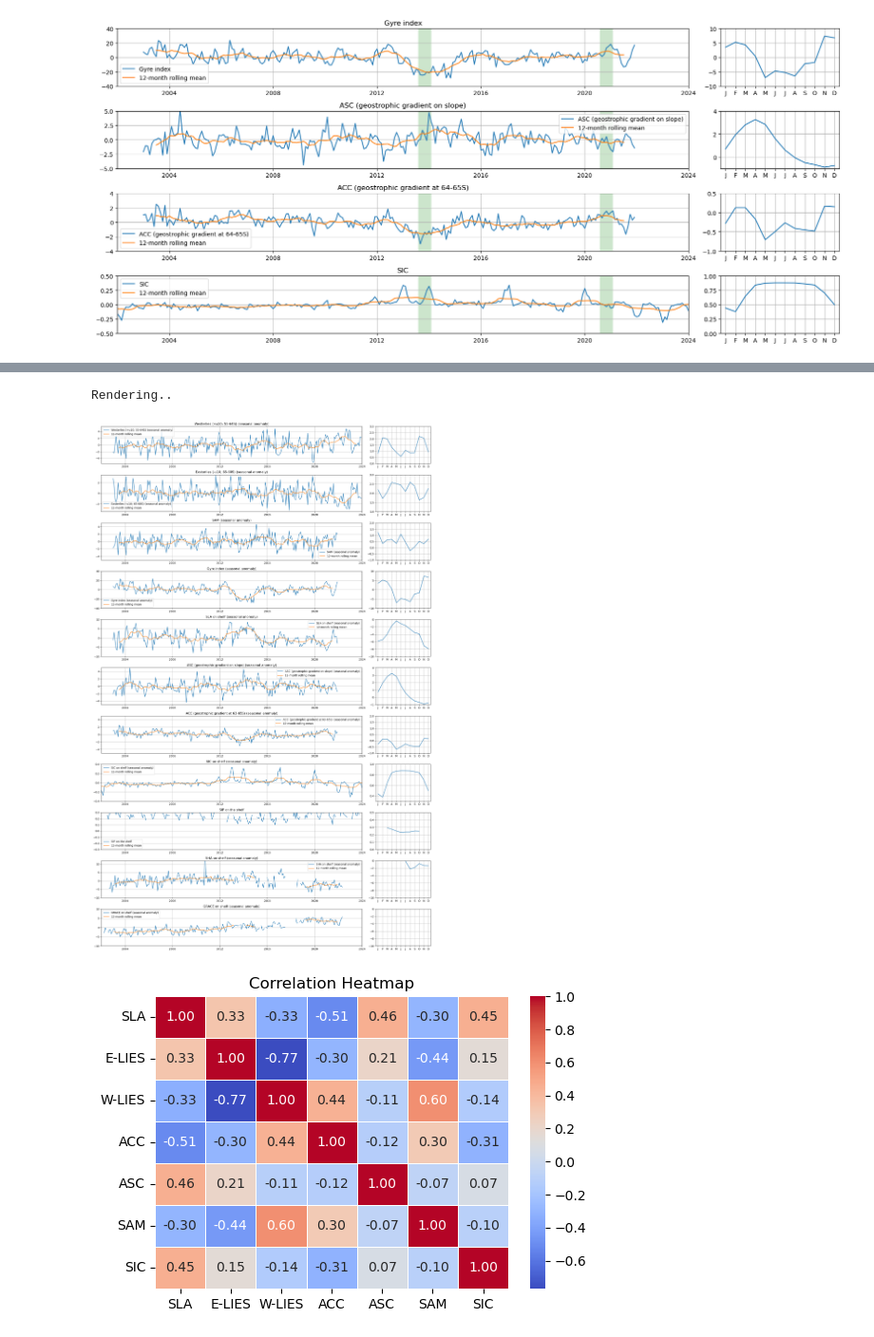
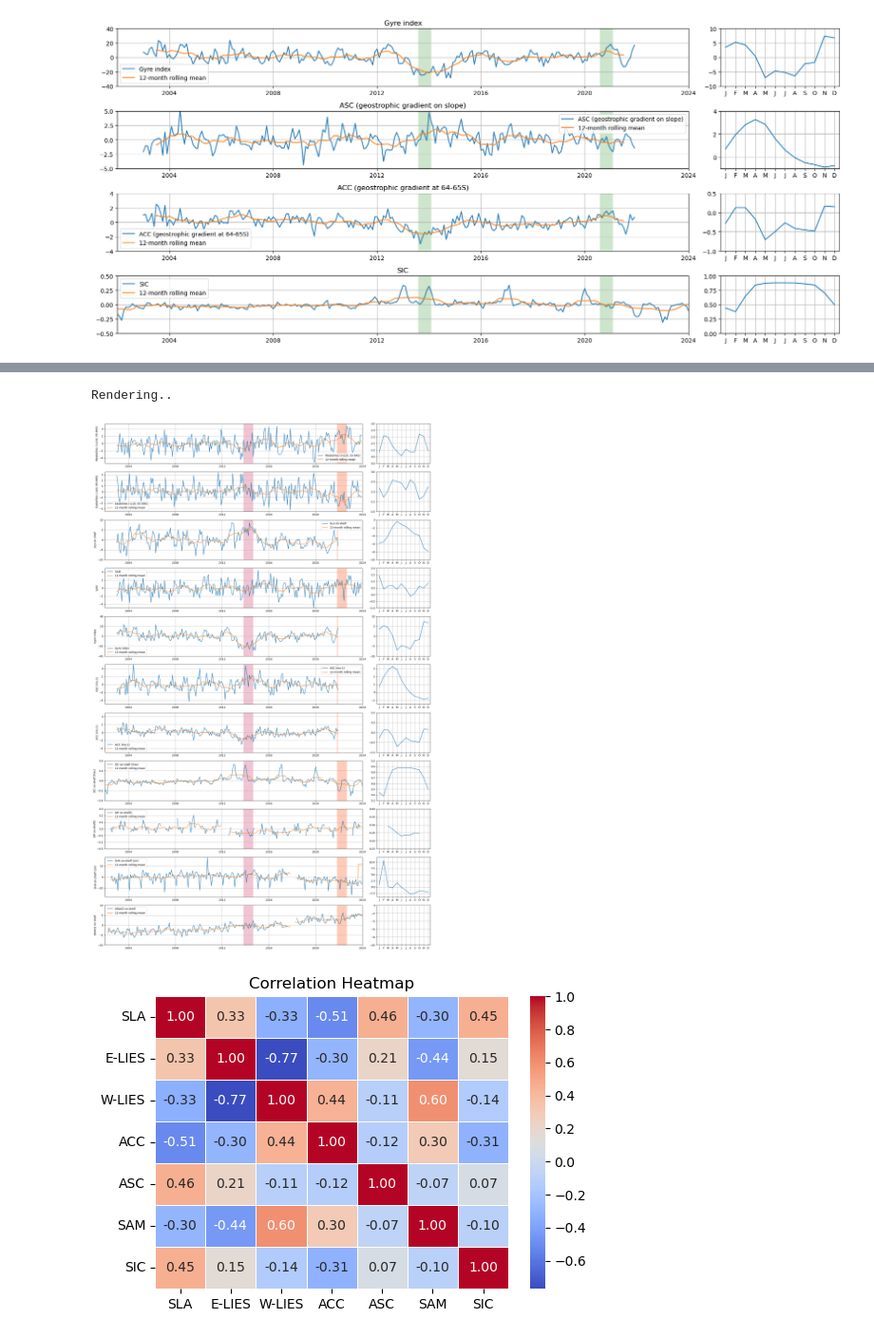
Before and after one commit to eejco/thesis_c3, a Jupyter notebook: slope_index copy.ipynb, the cells around one changed output, grey strips where cells are left out. Shown at 95% size. Cells and saved outputs as stored; diff of their text form; code cells hidden in the pictures.

```diff
--- a/slope_index copy.ipynb
+++ b/slope_index copy.ipynb
@@ -23,7 +23,7 @@ elevation_ = GEBCO(coarsen_factor=4).ds.elevation
 # %%
 sla_ = SLA(deg=0.25).da
 winds_ = xr.open_dataset('../data/ef25db236e60a21a34ee2e0b4631d366.nc').sortby('latitude').rename({'valid_time':'time'})
-sam = Index(type='SAM').da.sel(time=slice(sla_.time[0],sla_.time[-1]))
+sam = xr.open_dataarray('sam.nc').sel(time=slice(sla_.time[0],winds_.time[-1]))
 dotds = DOT(ver='egm').ds.rename({'ug':'u10','vg':'v10'})
 sice_ = xr.open_dataset('../data/NSIDC/sice_processed.nc').__xarray_dataarray_variable__
 sip_ = xr.open_dataarray('sip.nc')
@@ -285,54 +301,54 @@ def add_row(n,var,varname,ylim=[-16,16],ylim_cmt=[-7,7],anom=False):
 
     if anom:
         da = da.groupby('time.month') - cmt
-        varname = varname + ' (seasonal anomaly)'
+        #varname = varname + ' (seasonal anomaly)'
 
     ax.plot(da.time,da,label=varname)
-    ax.plot(da.time,da.rolling(time=12,center=True).mean(),label='12-month rolling mean')
+    ax.plot(da.time,da.rolling(time=12,center=True,min_periods=4).mean(),label='12-month rolling mean')
 
-    ax.set_title(varname)
+    ax.set_ylabel(varname)
     ax.legend(loc='best')
     ax.set_ylim(ylim)
     ax.set_xlim([pd.Timestamp(2002,1,1),pd.Timestamp(2024,1,1)])
     ax.grid()
 
-    # for y,c in zip([2007,2011,2014,2017],colors):
-    #     t1a = pd.Timestamp(y,10,1)
-    #     t1b = pd.Timestamp(y+1,1,1)
-    #     tboo = (da.time > t1a) & (da.time < t1b)
+    for y,c in zip([2013, 2021],['palevioletred','coral']):#@2007,2011,2014,2017],colors):
+        t1a = pd.Timestamp(y,10,1)
+        t1b = pd.Timestamp(y+1,10,1)
+        tboo = (da.time > t1a) & (da.time < t1b)
 
-    #     ax.fill_between(da.time, ylim[0],ylim[1], where=tboo, alpha=0.4, facecolor=c,label='spring '+str(y))
+        ax.fill_between(da.time, ylim[0],ylim[1], where=tboo, alpha=0.4, facecolor=c,label='spring '+str(y))
 
     ax = axs[(n*2)+1]
 
     ax.plot(cmt.month,cmt)
     ax.set_ylim(ylim_cmt)
     ax.grid()
     ax.set_xticks(cmt.month,labels=['J','F','M','A','M','J','J','A','S','O','N','D'])
     ax.set_xlim([0.5,12.5])
 
 
 
 add_row(0,westl,'Westerlies (+u10; 55-64S)',anom=True,ylim=[-5.5,5.5],ylim_cmt=[0,3])
 add_row(1,eastl,'Easterlies (-u10; 65-68S)',anom=True,ylim=[-3.5,3.5],ylim_cmt=[1,3])
-add_row(2,sam,'SAM',anom=True,ylim=[-5,5],ylim_cmt=[-1,2])
-add_row(3,gyre_index,'Gyre index',anom=True,ylim=[-40,40],ylim_cmt=[-10,10])
-add_row(4,cssh,'SLA on shelf',anom=True,ylim=[-10,10],ylim_cmt=[-10,0])
-add_row(5,asc,'ASC (geostrophic gradient on slope)',anom=True,ylim=[-5,5],ylim_cmt=[-1,4])
-add_row(6,acc,'ACC (geostrophic gradient at 63-65S)',anom=True,ylim=[-5,5],ylim_cmt=[-1,2])
-add_row(7,csic,'SIC on shelf',anom=True,ylim=[-0.4,0.4],ylim_cmt=[0.3,1])
-add_row(8,csip,'SIP on the shelf',anom=True,ylim=[-0.3,0.3],ylim_cmt=[0,0.5])
-add_row(9,csha,'SHA on shelf',anom=True,ylim=[-10,12],ylim_cmt=[-10,0])
+add_row(2,cssh,'SLA on shelf',anom=True,ylim=[-10,10],ylim_cmt=[-10,0])
+add_row(3,sam,'SAM',anom=True,ylim=[-5,5],ylim_cmt=[-1,2])
+add_row(4,gyre_index,'Gyre index',anom=True,ylim=[-40,40],ylim_cmt=[-10,10])
+add_row(5,asc,'ASC (ms-1)',anom=True,ylim=[-5,5],ylim_cmt=[-1.5,3.5]) # (geostrophic gradient on slope)
+add_row(6,acc,'ACC (ms-1)',anom=True,ylim=[-5,5],ylim_cmt=[-1,1]) # (geostrophic gradient at 63-65S)
+add_row(7,csic,'SIC on-shelf (frac)',anom=True,ylim=[-0.4,0.4],ylim_cmt=[0.3,1])
+add_row(8,csip,'SIP on-shelf()',anom=True,ylim=[-0.3,0.3],ylim_cmt=[0.15,0.4])
+add_row(9,csha,'SHA on-shelf (cm)',anom=True,ylim=[-18,18],ylim_cmt=[-4,12])
 add_row(10,clwe,'GRACE on shelf',anom=True,ylim=[-10,10],ylim_cmt=[-10,0])
 
 
 
 
 plt.tight_layout()
 print('Rendering..')
 # %% [output]
 Rendering..
-[figure, old version]
+[figure, new version]
 # %%
 from scipy.stats import pearsonr
 import seaborn as sns
```
Also changed, not shown: parts of 5 cells of this notebook, 11 other files.
